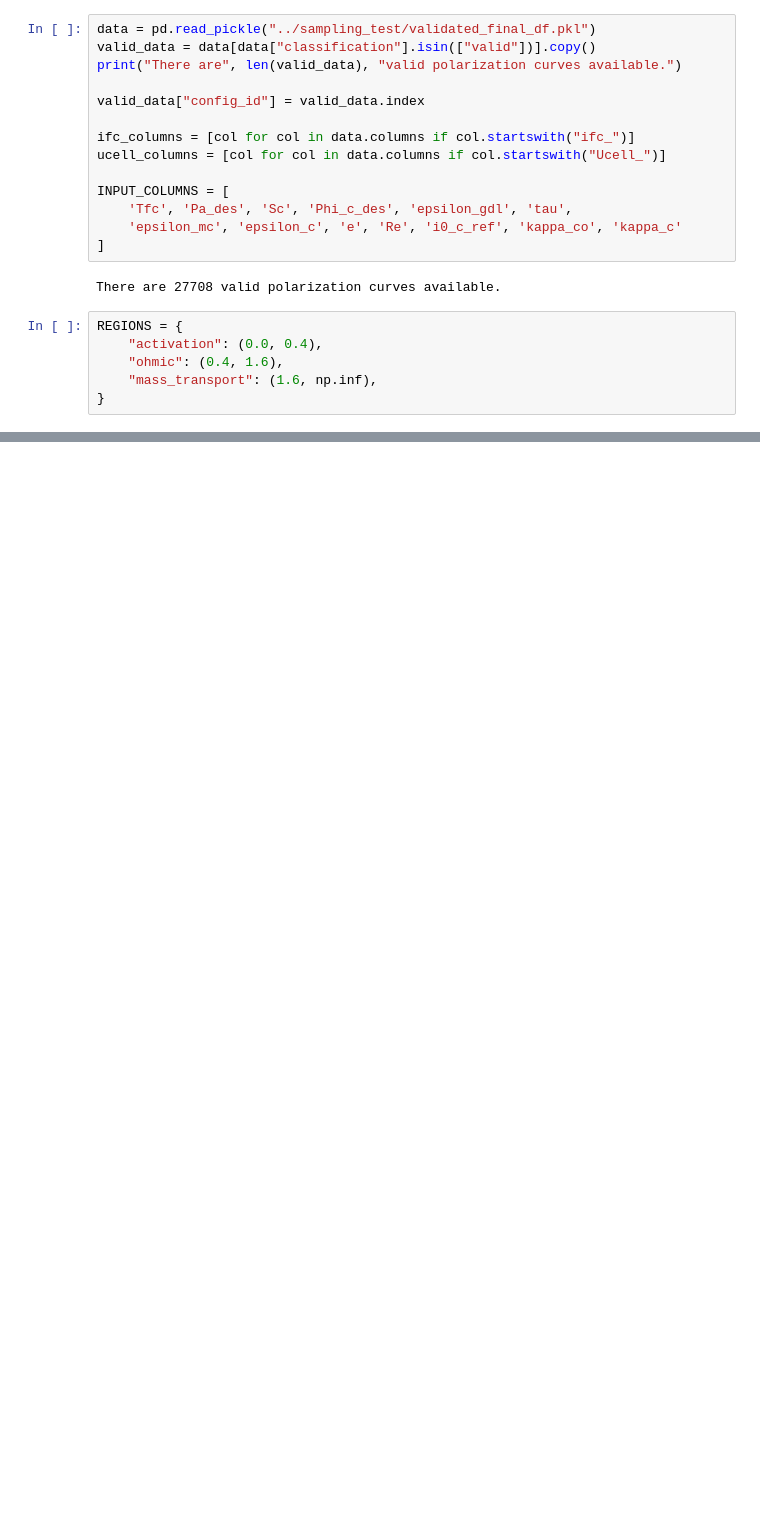
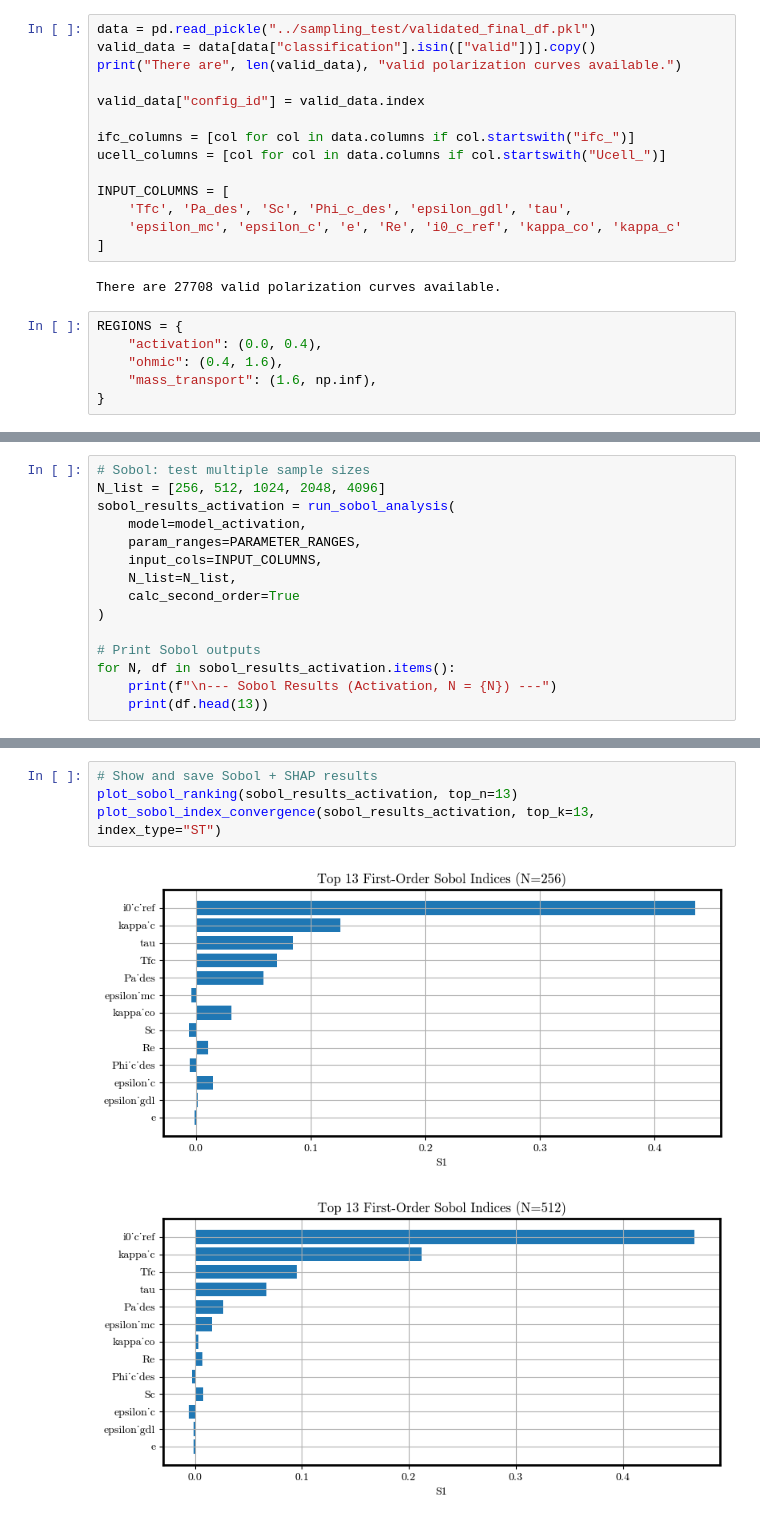
Before and after one commit to DejvisT/Sensitivity-Analysis-and-Surrogate-Modeling-of-PEM-Fuel-Cells, a Jupyter notebook: notebooks/08_SA_XGBoost_Regions.ipynb, the cells around one changed output, grey strips where cells are left out. Saved outputs shown, nothing was run; the diff lists cells and outputs as text; blank space fills up the shorter version.

```diff
--- a/notebooks/08_SA_XGBoost_Regions.ipynb
+++ b/notebooks/08_SA_XGBoost_Regions.ipynb
@@ -290,0 +862,15 @@ plot_shap_bar(shap_df_ohmic)
+# %%
+# Sobol: test multiple sample sizes
+N_list = [256, 512, 1024, 2048, 4096]
+sobol_results_activation = run_sobol_analysis(
+    model=model_activation,
+    param_ranges=PARAMETER_RANGES,
+    input_cols=INPUT_COLUMNS,
+    N_list=N_list,
+    calc_second_order=True
+)
+
+# Print Sobol outputs
+for N, df in sobol_results_activation.items():
+    print(f"\n--- Sobol Results (Activation, N = {N}) ---")
+    print(df.head(13))
@@ -290,0 +933,7 @@ plot_shap_bar(shap_df_ohmic)
+# %%
+# Show and save Sobol + SHAP results
+plot_sobol_ranking(sobol_results_activation, top_n=13)
+plot_sobol_index_convergence(sobol_results_activation, top_k=13, index_type="ST")
+# %% [output]
+[figure, added]
+[figure, added]
```
Also changed, not shown: parts of 55 cells of this notebook, 9 other files.
